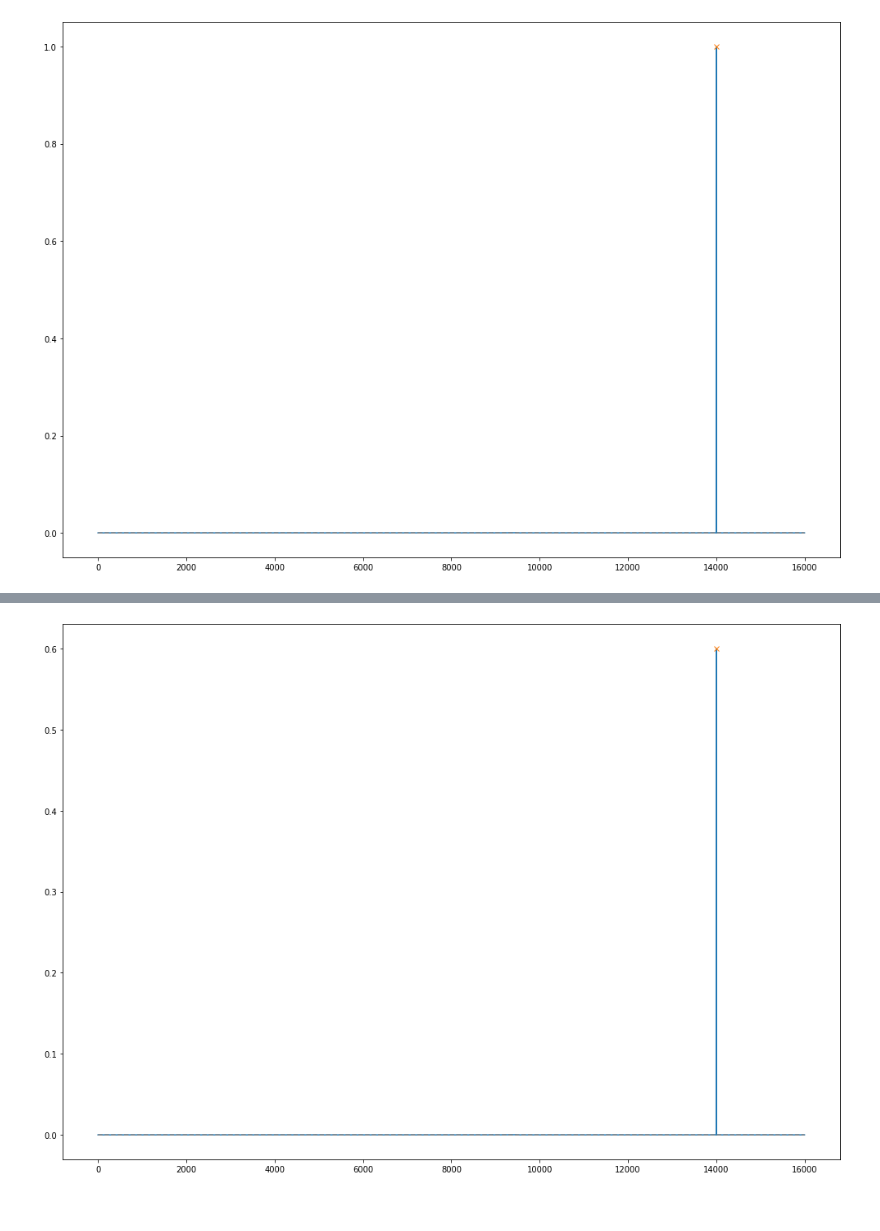
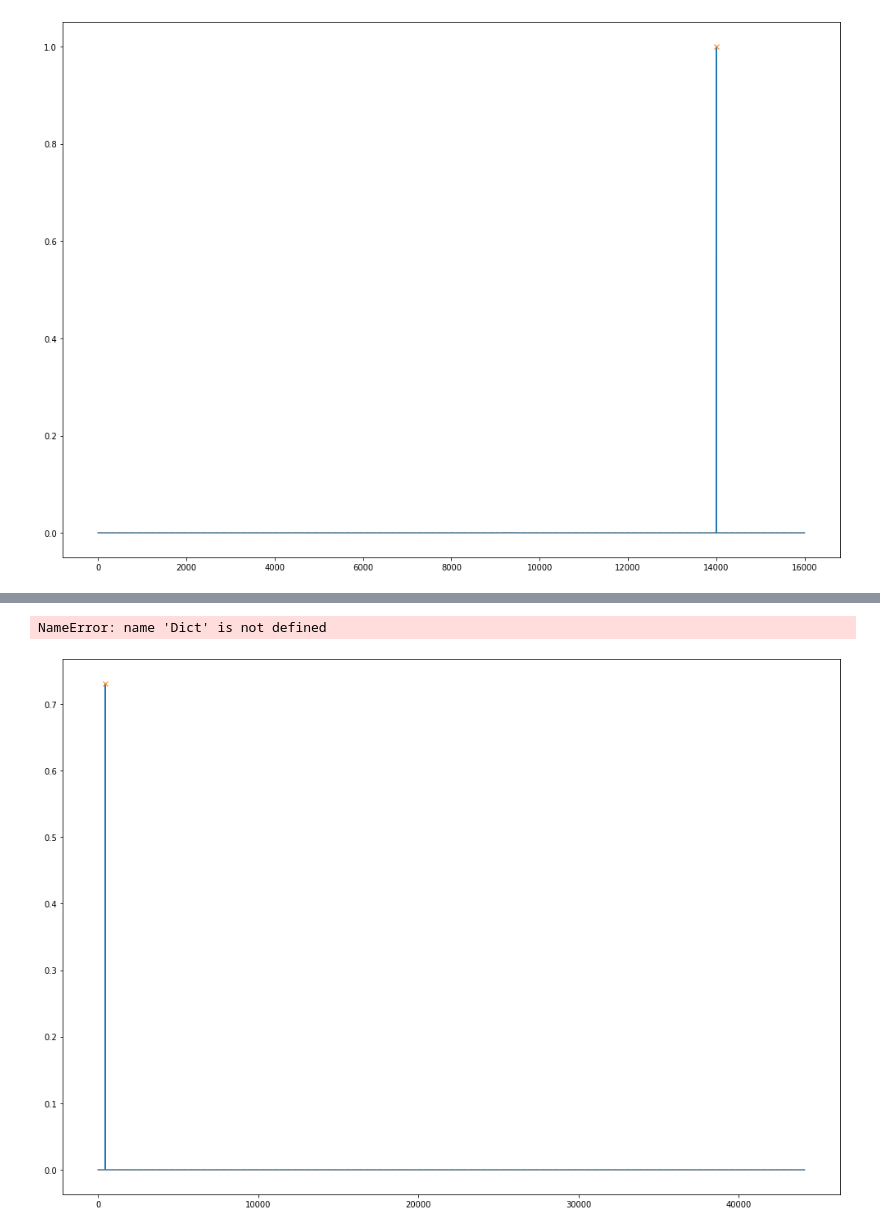
Before and after one commit to kureta/rt_ddsp, a Jupyter notebook: notebooks/Initial Model Exploration and Testing.ipynb, the cells around one changed output, grey strips where cells are left out. Cells and saved outputs as stored; diff of their text form; code cells hidden in the pictures.

```diff
--- a/notebooks/Initial Model Exploration and Testing.ipynb
+++ b/notebooks/Initial Model Exploration and Testing.ipynb
@@ -84,9 +96,10 @@ np.arange(1, 5 + 1)[None, :] * np.array([220., 330.])[:, None]
 # %%
-def get_frequency_peaks(signal, sample_rate, height):
-    spectrum = np.abs(np.fft.rfft(signal.numpy())) / 16000
+def get_frequency_peaks(signal: torch.Tensor,
+                        sample_rate: int,
+                        height: float) -> Tuple[np.ndarray, np.ndarray]:
+    spectrum = np.abs(np.fft.rfft(signal.numpy())) / (len(signal) / 2)
     peaks, _ = find_peaks(spectrum, height=height)
     peak_freqs = np.fft.rfftfreq(len(signal), 1 / sample_rate)[peaks]
-    # TODO: Why * 2?
     peak_amps = spectrum[peaks]
 
     plt.plot(spectrum)
@@ -97,7 +110,9 @@ def get_frequency_peaks(signal, sample_rate, height):
     return peak_freqs, peak_amps
 
 
-def get_batch_frequency_peaks(signal, sample_rate, height):
+def get_batch_frequency_peaks(signal: torch.Tensor,
+                              sample_rate: int,
+                              height: float) -> Tuple[np.ndarray, np.ndarray]:
     peak_freqs = []
     peak_amps = []
     for s in signal:
@@ -108,11 +123,15 @@ def get_batch_frequency_peaks(signal, sample_rate, height):
     return np.stack(peak_freqs), np.stack(peak_amps)
 
 
-def static_sawtooth_features(fundamental_frequency, base_amplitude, n_harmonics=30,
-                             n_frames=1000, batch_size=3):
+def static_sawtooth_features(fundamental_frequency: float,
+                             base_amplitude: float,
+                             n_harmonics: int = 30,
+                             n_frames: int = 1000,
+                             batch_size: int = 3) -> Dict[str, torch.Tensor]:
     amp = torch.zeros(batch_size, n_frames, 1) + base_amplitude
 
     harmonic_distribution = 1 / torch.arange(1, n_harmonics + 1)
+    # harmonic_distribution = torch.ones(n_harmonics)  # impulse features
     harmonic_distribution.view(1, 1, n_harmonics).repeat(batch_size, n_frames, 1)
 
     f0_hz = torch.zeros(batch_size, n_frames, 1) + fundamental_frequency
@@ -122,40 +141,43 @@ def static_sawtooth_features(fundamental_frequency, base_amplitude, n_harmonics=
         'harmonic_distribution': harmonic_distribution,
         'f0_hz': f0_hz
     }
+# %% [output]
+NameError: name 'Dict' is not defined
 # %%
-n_harmonics=10
+n_harmonics=1
 batch_size=1
-f0=7000.
+f0=220.
 amp=0.6
 
 n_frames = 500
 
-sample_rate = harmonic.sample_rate
+harmonic_synth = Harmonic(44100*2, 44100)
+sample_rate = harmonic_synth.sample_rate
 controls = static_sawtooth_features(f0, amp, n_harmonics, n_frames, batch_size)
-signal = harmonic(**controls)
-modified_controls = harmonic.get_controls(**controls)
+signal = harmonic_synth(**controls)
+modified_controls = harmonic_synth.get_controls(**controls)
 
 shit_mask = modified_controls['harmonic_distribution'][0, 0] > 0.
-height = (modified_controls['harmonic_distribution'][:, :, shit_mask] * \
-          modified_controls['amplitudes']).numpy().min()
+height = (modified_controls['harmonic_distribution'][:, :, shit_mask] * modified_controls[
+    'amplitudes']).numpy().min() * 0.95
 peak_freqs, peak_amps = get_batch_frequency_peaks(
-    signal, sample_rate, height * 0.95)
+    signal, sample_rate, height)
 
 expected_peak_freqs = np.stack(batch_size * [np.arange(1, n_harmonics + 1) * f0])
 
-expected_peak_amps = modified_controls['harmonic_distribution'][:, 0, :] * \
-                     modified_controls['amplitudes'][:, 0, :]
-expected_peak_amps = expected_peak_amps.numpy()
+dist_amps = modified_controls['harmonic_distribution'][:, 0, :]
+base_amps = modified_controls['amplitudes'][:, 0, :]
+expected_peak_amps = (dist_amps * base_amps).numpy()
 
 # filter above nyquist
 # TODO: currently we are assuming the whole batch has the same f0, harmonic, and amp values
 #       otherwise peak_freqs and expected_peak_frames would have different sizes
 #       later handle this by zero padding the smaller one or something like that
 mask = expected_peak_freqs[0] < sample_rate / 2
 expected_peak_amps = expected_peak_amps[:, mask]
 expected_peak_freqs = expected_peak_freqs[:, mask]
 
-np.testing.assert_array_almost_equal(peak_freqs, expected_peak_freqs, decimal=1)
-np.testing.assert_array_almost_equal(peak_amps, expected_peak_amps, decimal=1)
+np.testing.assert_array_almost_equal(peak_freqs, expected_peak_freqs, decimal=5)
+np.testing.assert_array_almost_equal(peak_amps, expected_peak_amps, decimal=5)
 # %% [output]
-[figure, old version]
+[figure, new version]
```
Also changed, not shown: parts of 5 cells of this notebook.
